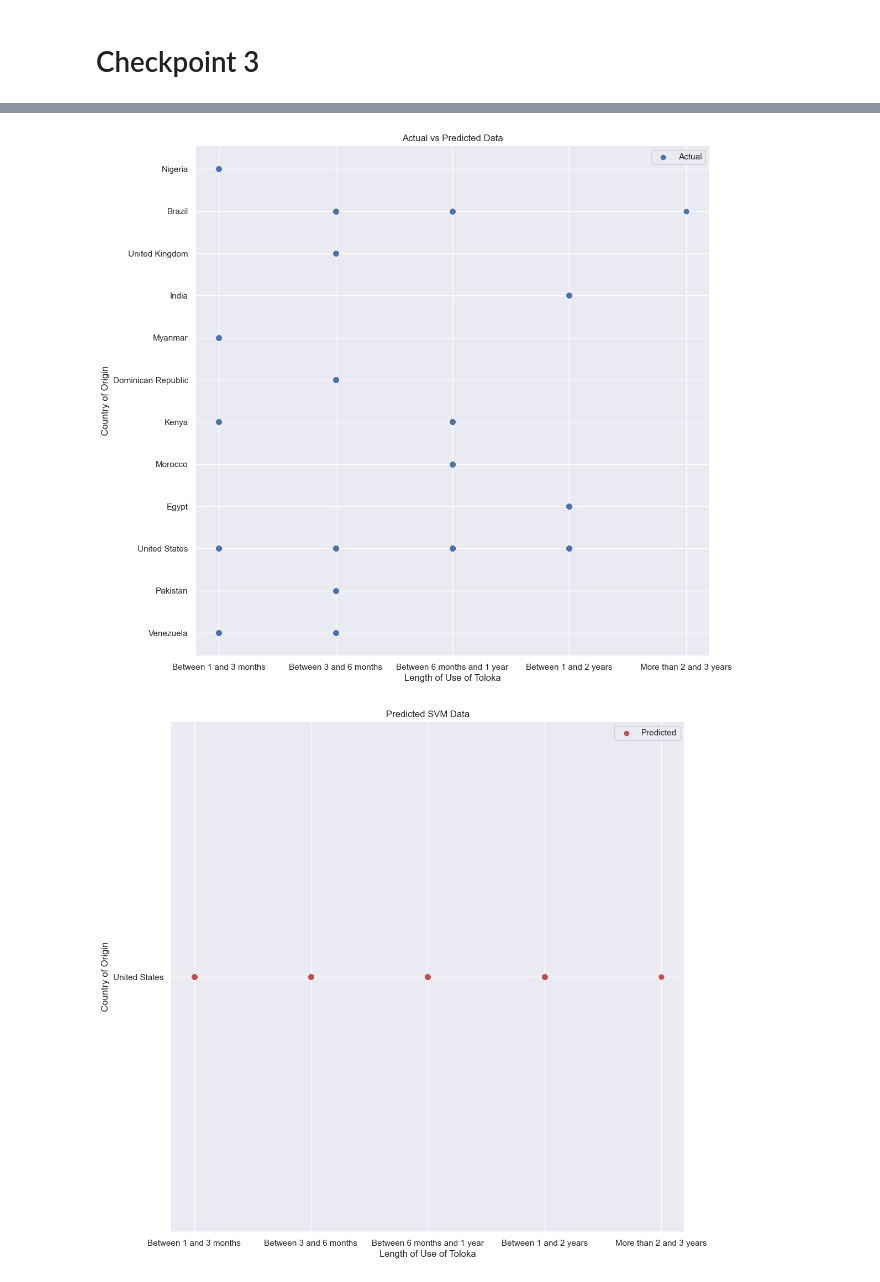
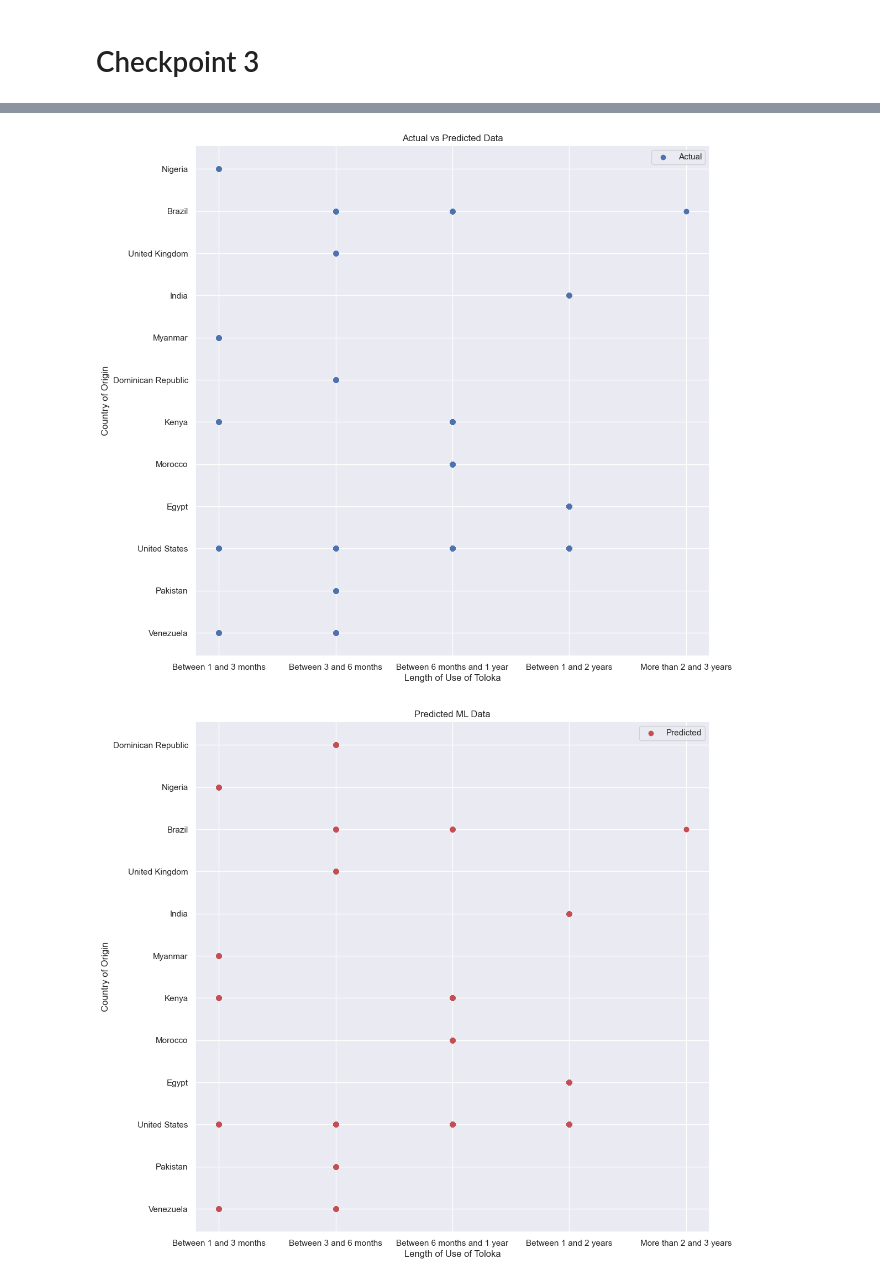
Before and after one commit to NicholasBerns/DataScienceProject, a Jupyter notebook: toloka_models.ipynb, the cells around one changed output, grey strips where cells are left out. Saved outputs shown, nothing was run; the diff lists cells and outputs as text; code cells hidden in the pictures.

```diff
--- a/toloka_models.ipynb
+++ b/toloka_models.ipynb
@@ -380,11 +382,12 @@ Ytrain
 print(X_train.shape, y_train.shape)
 
 model = tf.keras.models.Sequential([
-    tf.keras.Input(X_train.shape[1:]),
-    tf.keras.layers.Dense(256, activation='relu'),
+    tf.keras.Input(Xtrain.shape[1:]),
     tf.keras.layers.Dense(256, activation='relu'),
     tf.keras.layers.Dense(128, activation='relu'),
-    tf.keras.layers.Dense(64, activation = 'softmax'),
+    tf.keras.layers.Dense(64, activation='relu'),
+    Dropout(0.2),
+    tf.keras.layers.Dense(32, activation = 'relu'),
     tf.keras.layers.Dense(25, activation='softmax')
 ])
 print(model.summary())
@@ -409,7 +414,7 @@ Model: "sequential_12"
  Non-trainable params: 0 (0.00 B)
 None
 # %%
-model.compile(loss='categorical_crossentropy', optimizer='adam', metrics=['accuracy'])
-history = model.fit(X_train, y_train, epochs=50, batch_size=64, validation_data=(X_val, y_val))
+model.compile(loss='categorical_crossentropy', optimizer='adamax', metrics=['accuracy'])
+history = model.fit(Xtrain, y_train, epochs=50, batch_size=64, validation_data=(Xval, y_val))
 # %% [output]
 Epoch 1/50
@@ -479,7 +484,7 @@ fig, ax = plt.subplots(1, 1, figsize=(12, 12))
 ax.scatter(X_length_use, y_predict, color='r', label='Predicted')
 ax.set_ylabel("Country of Origin")
 ax.set_xlabel("Length of Use of Toloka")
-ax.set_title("Predicted SVM Data")
+ax.set_title("Predicted ML Data")
 ax.legend()
 plt.show()
 # %% [output]
@@ -489,2 +494,2 @@ Mean Squared Error between predicted data and test set:  69.10683333333333
 [figure]
-[figure, old version]
+[figure, new version]
```
Also changed, not shown: parts of 5 cells of this notebook, 1 other file.
